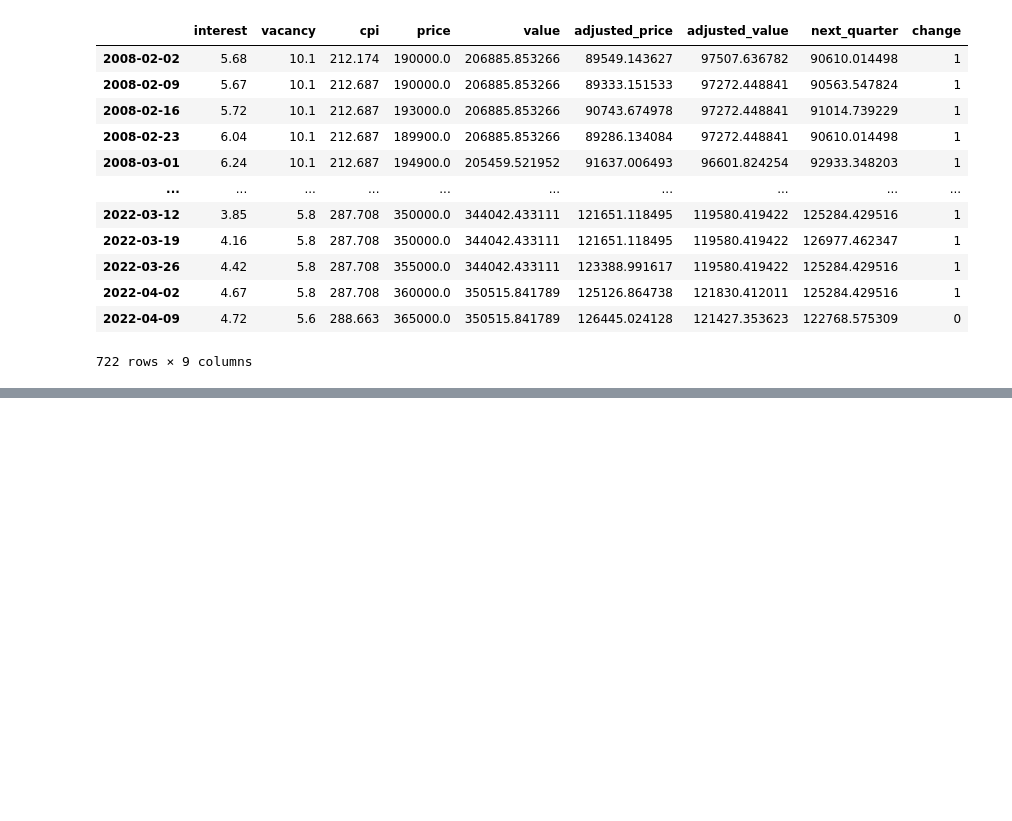
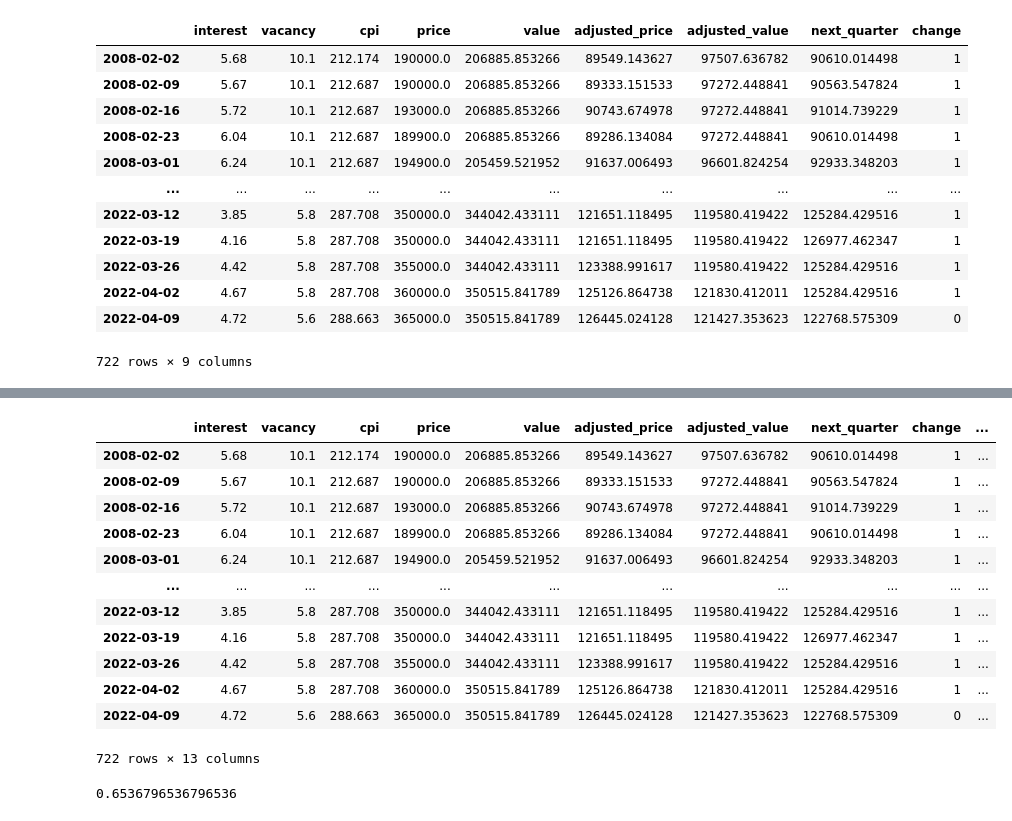
Before and after one commit to dyen66/house-price-prediction, a Jupyter notebook: House Price Prediction.ipynb, the cells around one changed output, grey strips where cells are left out. Drawn from its saved outputs; the diff is of its cells as text; code cells hidden in the pictures; blank space fills up the shorter version.

```diff
--- a/House Price Prediction.ipynb
+++ b/House Price Prediction.ipynb
@@ -352,0 +382,2 @@ target = "change"
+# %%
+yearly = price_data.rolling(52, min_periods=1).mean()
@@ -352,0 +400,19 @@ target = "change"
+# %%
+yearly_ratios = [p + "_year" for p in predictors]
+price_data[yearly_ratios] = price_data[predictors] / yearly[predictors]
+# %%
+price_data
+# %% [output]
+|  | interest | vacancy | cpi | price | value | adjusted_price | adjusted_value | next_quarter | change | ... |
+| 2008-02-02 | 5.68 | 10.1 | 212.174 | 190000.0 | 206885.853266 | 89549.143627 | 97507.636782 | 90610.014498 | 1 | ... |
+| 2008-02-09 | 5.67 | 10.1 | 212.687 | 190000.0 | 206885.853266 | 89333.151533 | 97272.448841 | 90563.547824 | 1 | ... |
+| 2008-02-16 | 5.72 | 10.1 | 212.687 | 193000.0 | 206885.853266 | 90743.674978 | 97272.448841 | 91014.739229 | 1 | ... |
+| 2008-02-23 | 6.04 | 10.1 | 212.687 | 189900.0 | 206885.853266 | 89286.134084 | 97272.448841 | 90610.014498 | 1 | ... |
+| 2008-03-01 | 6.24 | 10.1 | 212.687 | 194900.0 | 205459.521952 | 91637.006493 | 96601.824254 | 92933.348203 | 1 | ... |
+| ... | ... | ... | ... | ... | ... | ... | ... | ... | ... | ... |
+| 2022-03-12 | 3.85 | 5.8 | 287.708 | 350000.0 | 344042.433111 | 121651.118495 | 119580.419422 | 125284.429516 | 1 | ... |
+| 2022-03-19 | 4.16 | 5.8 | 287.708 | 350000.0 | 344042.433111 | 121651.118495 | 119580.419422 | 126977.462347 | 1 | ... |
+| 2022-03-26 | 4.42 | 5.8 | 287.708 | 355000.0 | 344042.433111 | 123388.991617 | 119580.419422 | 125284.429516 | 1 | ... |
+| 2022-04-02 | 4.67 | 5.8 | 287.708 | 360000.0 | 350515.841789 | 125126.864738 | 121830.412011 | 125284.429516 | 1 | ... |
+| 2022-04-09 | 4.72 | 5.6 | 288.663 | 365000.0 | 350515.841789 | 126445.024128 | 121427.353623 | 122768.575309 | 0 | ... |
+722 rows × 13 columns
@@ -352,0 +421,4 @@ target = "change"
+# %%
+accuracy
+# %% [output]
+0.6536796536796536
```
Also changed, not shown: parts of 9 cells of this notebook.
